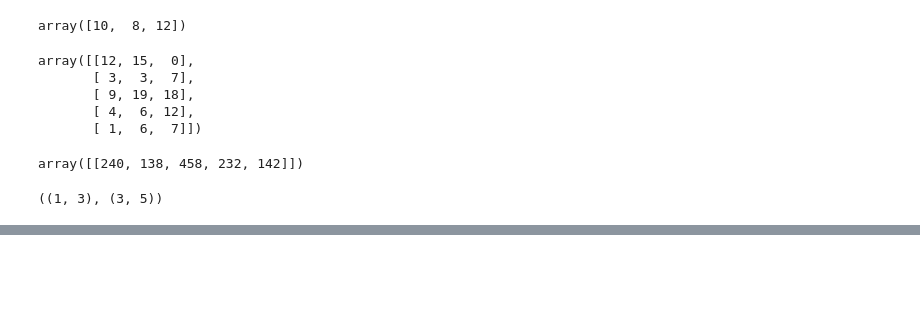
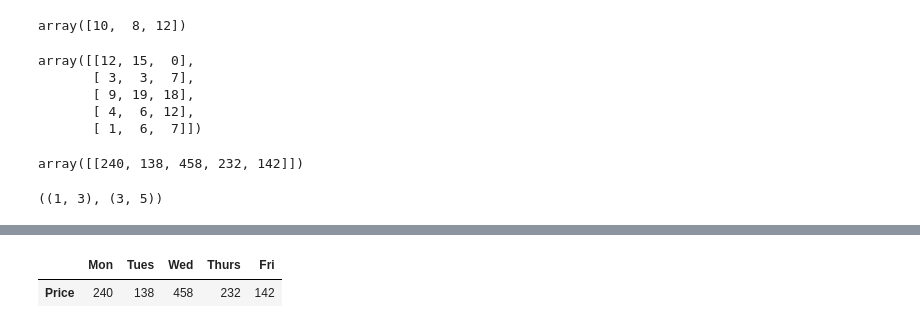
Before and after one commit to ParasKore2003/Machine-Learning, a Jupyter notebook: Practice/Numpy/Introduction_to_numpy.ipynb, the cells around one changed output, grey strips where cells are left out. Cells and saved outputs as stored; diff of their text form; code cells hidden in the pictures; blank space fills up the shorter version.

```diff
--- a/Practice/Numpy/Introduction_to_numpy.ipynb
+++ b/Practice/Numpy/Introduction_to_numpy.ipynb
@@ -616,0 +625,8 @@ ValueError: matrices are not aligned
+# %%
+daily_Sales = Butter_prices.dot(weekly_Sales.T)
+daily_Sales
+
+# Here we have to ensure that the column names are the same, else it will throw an error of matrieces are not alligned.
+# %% [output]
+|  | Mon | Tues | Wed | Thurs | Fri |
+| Price | 240 | 138 | 458 | 232 | 142 |
```
Also changed, not shown: parts of 9 cells of this notebook.
